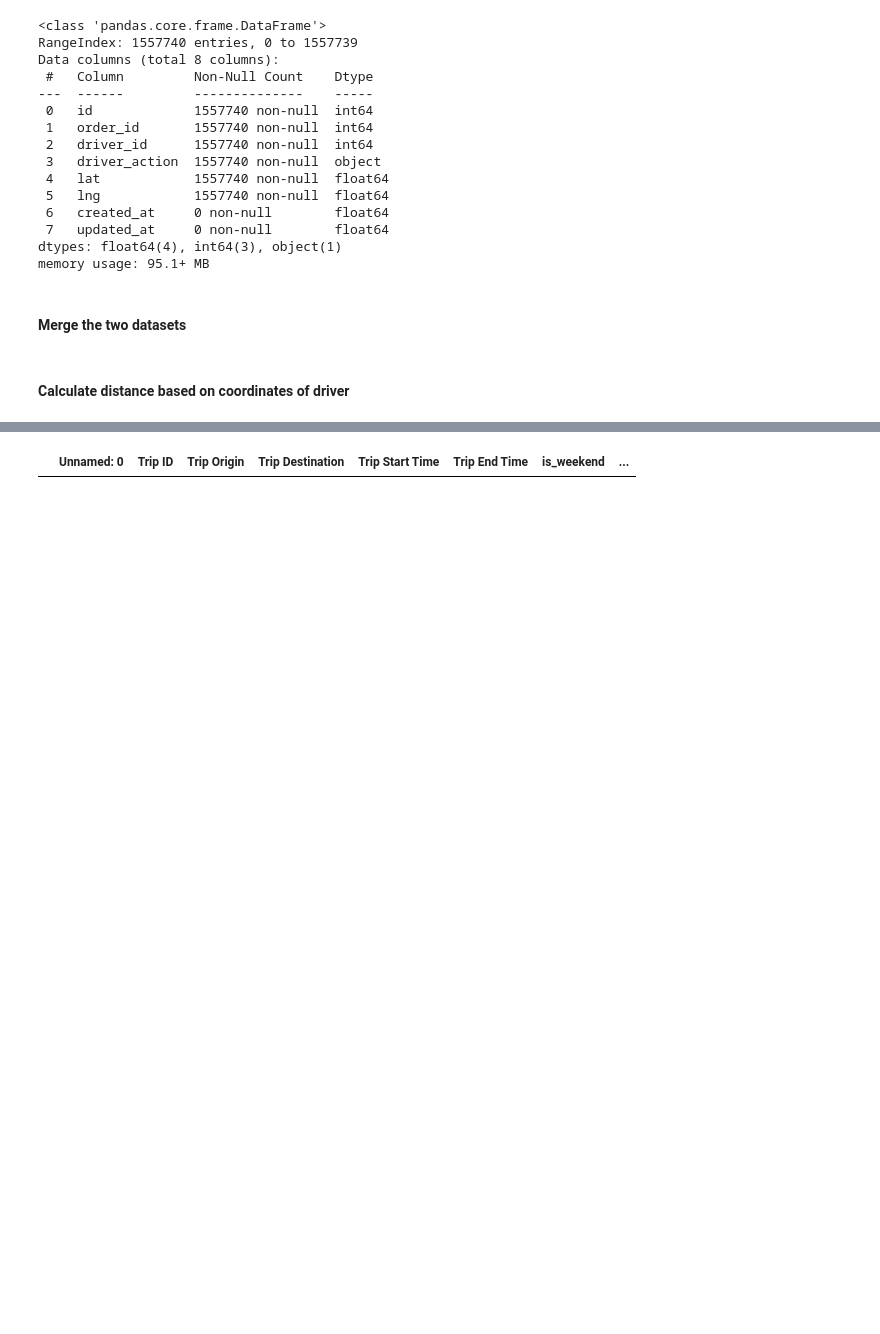
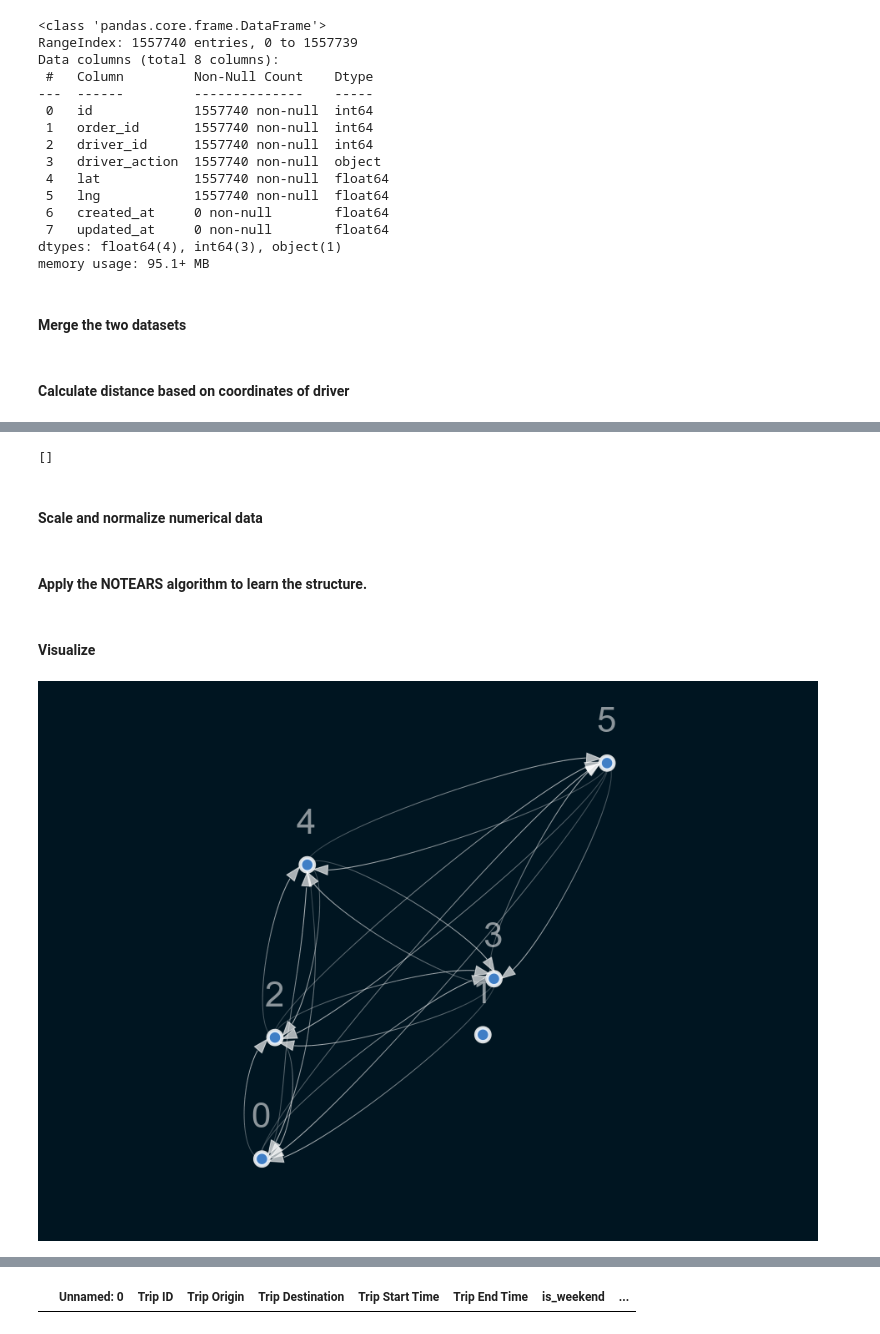
Before and after one commit to natyrix/Causal-Inference, a Jupyter notebook: notebooks/causal_learning.ipynb, the cells around one changed output, grey strips where cells are left out. Saved outputs shown, nothing was run; the diff lists cells and outputs as text; code cells hidden in the pictures; blank space fills up the shorter version.

Commit message:
Structure exported

```diff
--- a/notebooks/causal_learning.ipynb
+++ b/notebooks/causal_learning.ipynb
@@ -108,0 +150,50 @@ KeyboardInterrupt:
+# %%
+import numpy as np
+
+struct_data = preprocessed_trip_df_with_drivers.copy()
+non_numeric_columns = list(struct_data.select_dtypes(exclude=[np.number]).columns)
+
+print(non_numeric_columns)
+# %% [output]
+[]
+# %%
+from sklearn.preprocessing import LabelEncoder
+
+le = LabelEncoder()
+
+for col in non_numeric_columns:
+    struct_data[col] = le.fit_transform(struct_data[col])
+
+# struct_data.head(5)
+# %% [markdown]
+#### Scale and normalize numerical data
+# %%
+from sklearn import preprocessing
+
+x = struct_data.values #returns a numpy array
+min_max_scaler = preprocessing.MinMaxScaler()
+x_scaled = min_max_scaler.fit_transform(x)
+df = pd.DataFrame(x_scaled)
+# %% [markdown]
+#### Apply the NOTEARS algorithm to learn the structure.
+# %%
+from causalnex.structure.notears import from_pandas
+
+sm = from_pandas(df)
+# %% [markdown]
+#### Visualize
+# %%
+from IPython.display import Image
+from causalnex.plots import plot_structure, NODE_STYLE, EDGE_STYLE
+
+
+viz = plot_structure(
+    sm,
+    graph_attributes={"scale": "0.5"},
+    all_node_attributes=NODE_STYLE.WEAK,
+    all_edge_attributes=EDGE_STYLE.WEAK,
+    prog='fdp',
+)
+Image(viz.draw(format='png'))
+# %% [output]
+[figure, added]
```
Also changed, not shown: parts of 27 cells of this notebook, 1 other file.
